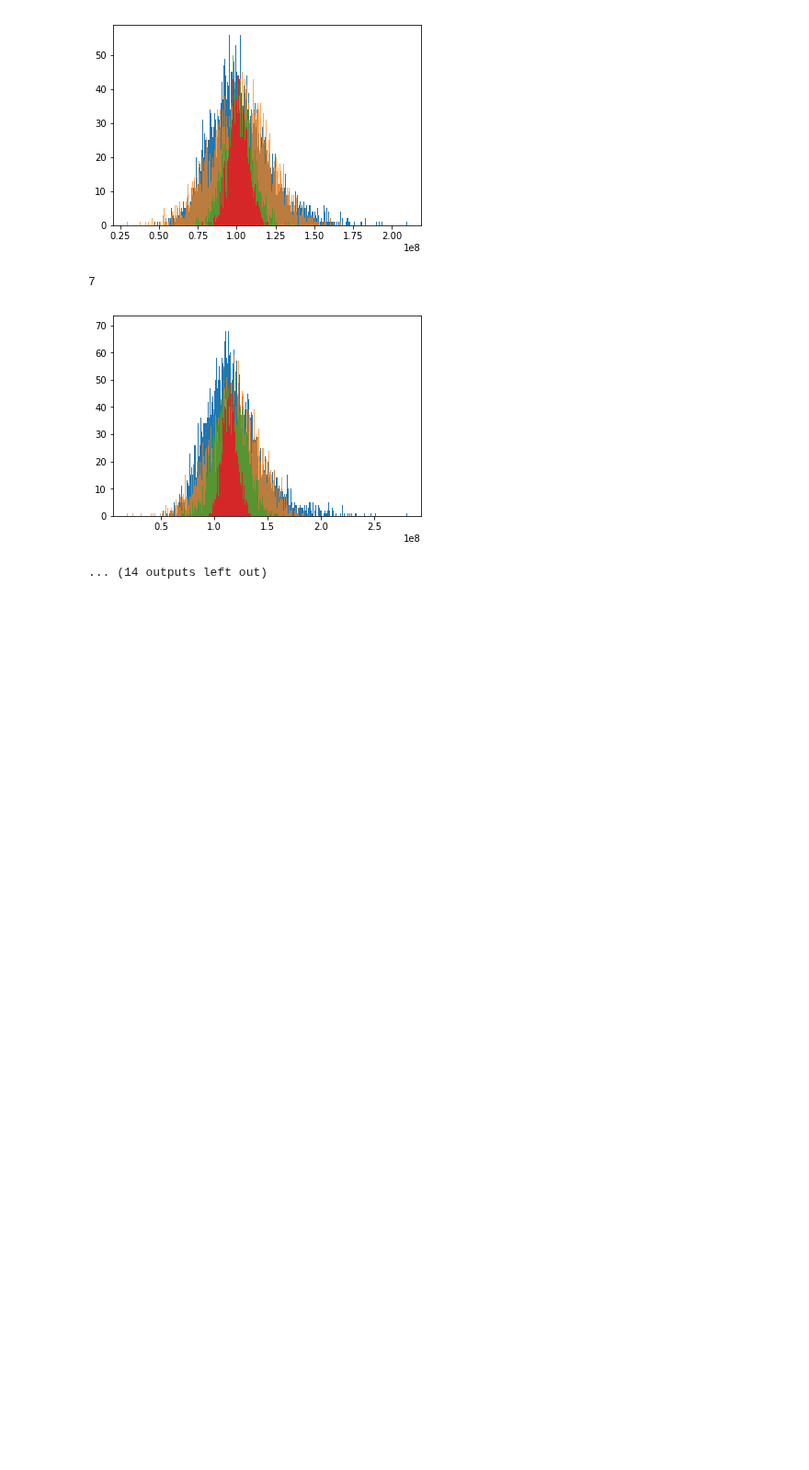
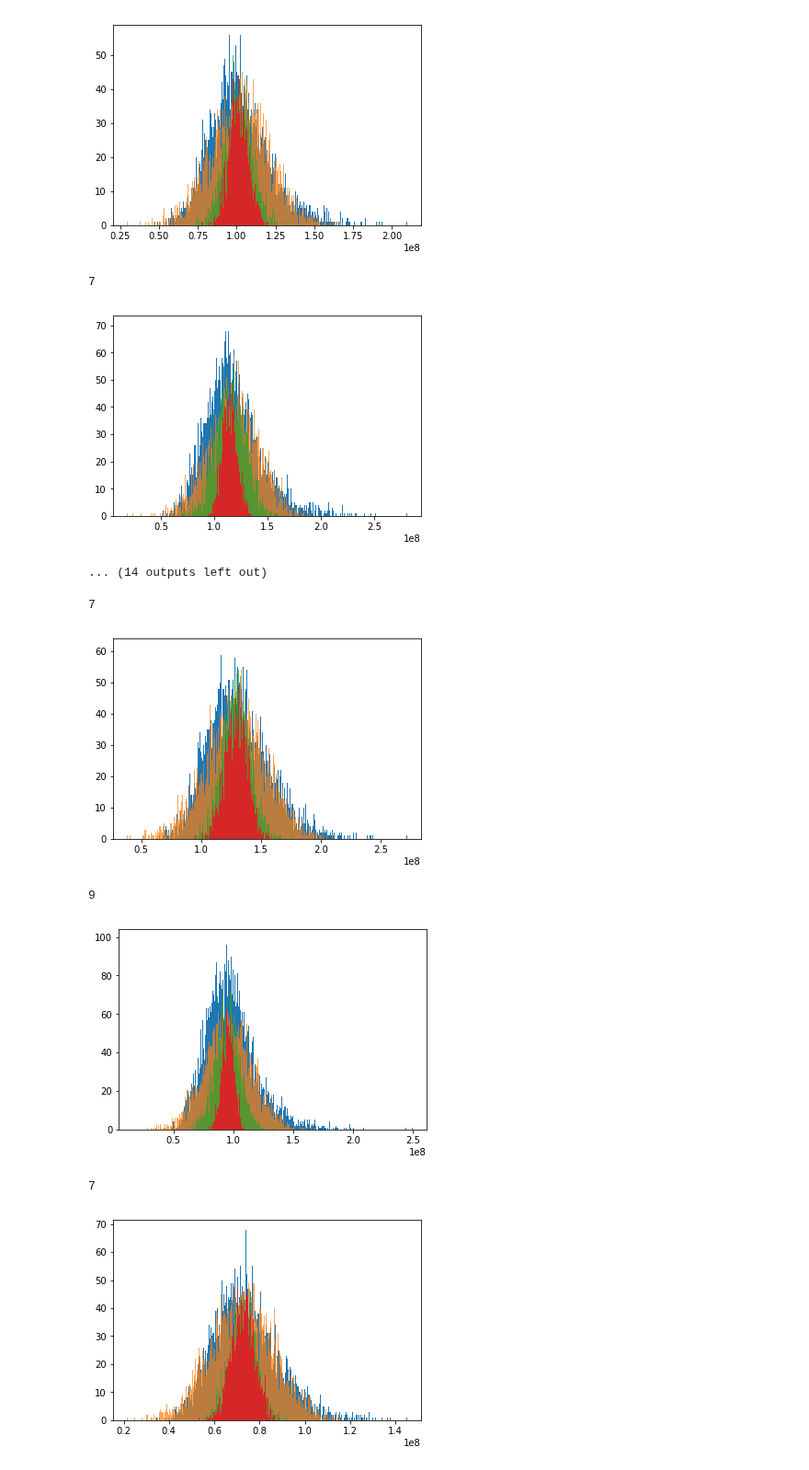
Before and after one commit to saint-germain/anisotropias, a Jupyter notebook: dist_viz.ipynb, the cells around one changed output. Shown at 92% size. Saved outputs shown, nothing was run; the diff lists cells and outputs as text; code cells hidden in the pictures; blank space fills up the shorter version.

```diff
--- a/dist_viz.ipynb
+++ b/dist_viz.ipynb
@@ -139,3 +139,40 @@ for i in ulist[0:50]:
 7
 [figure]
 ... (14 outputs left out)
+# %%
+np.random.seed(10)
+nbins=1000 #
+for i in ulist[0:10]:
+    dfilter=np.in1d(dfs['Galaxy ID'],i)
+    dummy=dfs[dfilter]
+    if len(dummy) >5:
+        print(len(dummy))
+        tli=[]
+        for km,ke in zip(dummy['m-M'],dummy['err']):
+            tli+=list(10**(np.random.normal(km,ke,nbins)/5.+1)) # bootstrap draw for each gal
+        booterr=np.percentile(tli, 84,axis=0)-np.percentile(tli, 16,axis=0)
+        fic=np.random.normal(np.median(tli),np.mean(booterr)/2,len(tli))
+        bins=500
+        wnat,avnat = weighted_std(dummy['m-M'],1/dummy['err']**2)
+        distwav=10**(avnat/5+1)
+        wsti=0.461*distwav*wnat # weighted standard deviation
+        ecfi=0.461*distwav/np.sqrt((1/dummy['err']**2).sum()) # error according to cosmicflows
+        eqd=np.sqrt(ecfi**2+wsti**2)
+        #    print(stats.anderson(tli,'norm'))
+        fice=np.random.normal(distwav,ecfi,len(tli))
+        ficq=np.random.normal(distwav,eqd,len(tli))
+
+        plt.hist(tli,bins=bins)
+        plt.hist(fic,bins=bins,alpha=0.7)
+        plt.hist(ficq,bins=bins,alpha=0.7)
+        plt.hist(fice,bins=bins)
+
+
+        plt.show()
+# %% [output]
+7
+[figure, added]
+9
+[figure, added]
+7
+[figure, added]
```
Also changed, not shown: parts of 1 cell of this notebook, 3 other files.
